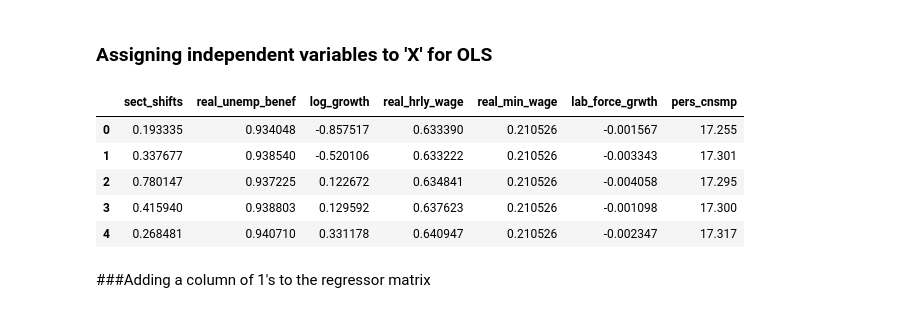
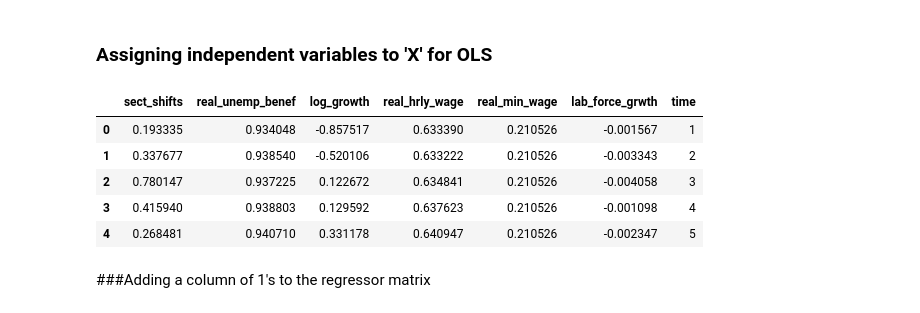
Before and after one commit to abhiruchi97/Econometrics-in-Python, a Jupyter notebook: OLS_Regression.ipynb, the cells around one changed output. Drawn from its saved outputs; the diff is of its cells as text; code cells hidden in the pictures.

```diff
--- a/OLS_Regression.ipynb
+++ b/OLS_Regression.ipynb
@@ -85,16 +85,16 @@ memory usage: 34.3+ KB
 # %% [markdown]
 ### Assigning independent variables to 'X' for OLS
 # %%
-X = data.iloc[:, 2:9]
+X = data.iloc[:, [2, 3, 4, 5, 6, 7, 9]]
 y = data.iloc[:, 1]
 X.head()
 # %% [output]
-|  | sect_shifts | real_unemp_benef | log_growth | real_hrly_wage | real_min_wage | lab_force_grwth | pers_cnsmp |
-| 0 | 0.193335 | 0.934048 | -0.857517 | 0.633390 | 0.210526 | -0.001567 | 17.255 |
-| 1 | 0.337677 | 0.938540 | -0.520106 | 0.633222 | 0.210526 | -0.003343 | 17.301 |
-| 2 | 0.780147 | 0.937225 | 0.122672 | 0.634841 | 0.210526 | -0.004058 | 17.295 |
-| 3 | 0.415940 | 0.938803 | 0.129592 | 0.637623 | 0.210526 | -0.001098 | 17.300 |
-| 4 | 0.268481 | 0.940710 | 0.331178 | 0.640947 | 0.210526 | -0.002347 | 17.317 |
+|  | sect_shifts | real_unemp_benef | log_growth | real_hrly_wage | real_min_wage | lab_force_grwth | time |
+| 0 | 0.193335 | 0.934048 | -0.857517 | 0.633390 | 0.210526 | -0.001567 | 1 |
+| 1 | 0.337677 | 0.938540 | -0.520106 | 0.633222 | 0.210526 | -0.003343 | 2 |
+| 2 | 0.780147 | 0.937225 | 0.122672 | 0.634841 | 0.210526 | -0.004058 | 3 |
+| 3 | 0.415940 | 0.938803 | 0.129592 | 0.637623 | 0.210526 | -0.001098 | 4 |
+| 4 | 0.268481 | 0.940710 | 0.331178 | 0.640947 | 0.210526 | -0.002347 | 5 |
 # %% [markdown]
 ###Adding a column of 1's to the regressor matrix
 # %%
```
Also changed, not shown: parts of 7 cells of this notebook.
